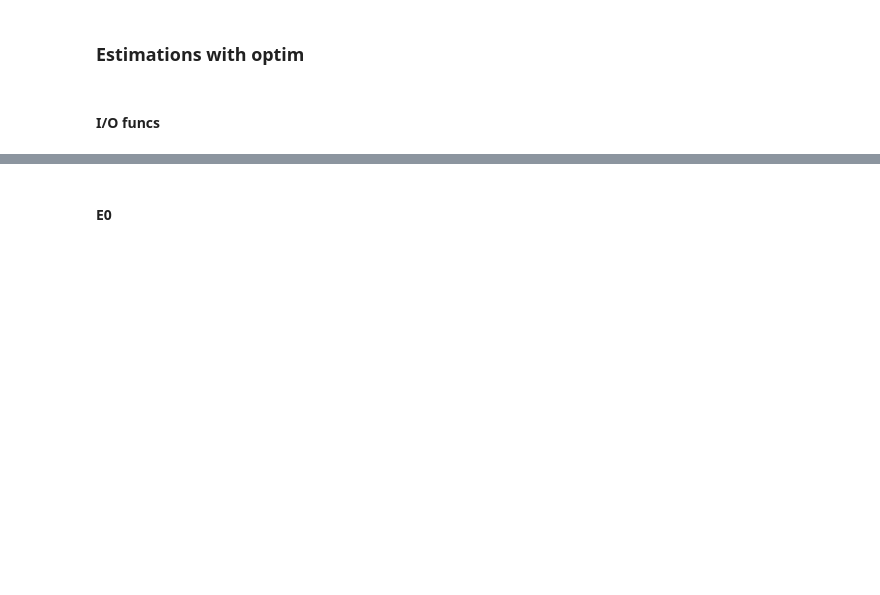
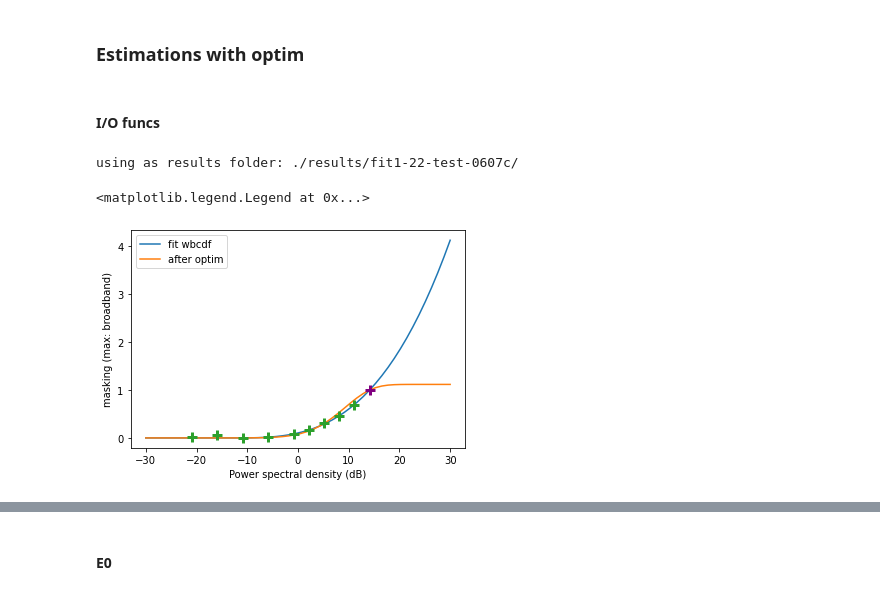
Before and after one commit to fdeloche/fmaskedCAP-model, a Jupyter notebook: Fit data synthesis.ipynb, the cells around one changed output, grey strips where cells are left out. Saved outputs shown, nothing was run; the diff lists cells and outputs as text; code cells hidden in the pictures; blank space fills up the shorter version.

```diff
--- a/Fit data synthesis.ipynb
+++ b/Fit data synthesis.ipynb
@@ -110,15 +98,24 @@ pl.show()
 # %%
 expe_name='1-22'  #'1-22'
 Q10_distributed=True
-CFs=[3000, 4000, 5000, 6000]
+E0_distributed=True #not used as results for E0 saved in same files either way
+I0_distributed=True
+CFs=[2200, 3000, 4000, 5000, 6000, 8000]
 
 
-if Q10_distributed:
-    results_folder=f'./results/fit{expe_name}-distrib/'
+results_name='test-0607c'
+if results_name != '':
+    results_folder=f'./results/fit{expe_name}-{results_name}/'
 else:
-    results_folder=f'./results/fit{expe_name}/'
+    if Q10_distributed:
+        results_folder=f'./results/fit{expe_name}-distrib/'
+    else:
+        results_folder=f'./results/fit{expe_name}/'
 
+print(f'using as results folder: {results_folder}')
 CF=6000
+# %% [output]
+using as results folder: ./results/fit1-22-test-0607c/
 # %%
 wb_cdf=WeibullCDF_IOFunc.load_from_npz(f'{results_folder}/wbcfdIO_1st_estim_{CF}.npz')
 wb_cdf2=WeibullCDF_IOFunc.load_from_npz(f'{results_folder}/wbcfdIO_{CF}.npz')
@@ -129,19 +126,25 @@ with np.load(f'{results_folder}/maskamountCAP_{CF}.npz') as data:
 # %%
 I=np.linspace(-30, 30)
 
 
 #pl.plot(I, sigm(torch.tensor(I)), label='fit sigm')
 pl.plot(I, wb_cdf(torch.tensor(I)), label='fit wbcdf')
 
-pl.plot(I, wb_cdf2(torch.tensor(I)) , label='after optim')
+ma=wb_cdf2(torch.tensor(I))
+if len(ma.shape)>1:
+    ma=torch.squeeze(ma,0)
+pl.plot(I, ma, label='after optim')
 pl.xlabel('Power spectral density (dB)')
 
 pl.plot(I_pts, maskamount, '+', markersize=10, markeredgewidth=3)
 
 pl.plot(wb_cdf2._Iref, 1, '+', markersize=10, markeredgewidth=3, color='purple')
 
 pl.ylabel('masking (max: broadband)')
 pl.legend()
+# %% [output]
+<matplotlib.legend.Legend at 0x...>
+[figure, added]
 # %%
 I=np.linspace(-30, 20)
 
```
Also changed, not shown: parts of 21 cells of this notebook, 11 other files.
